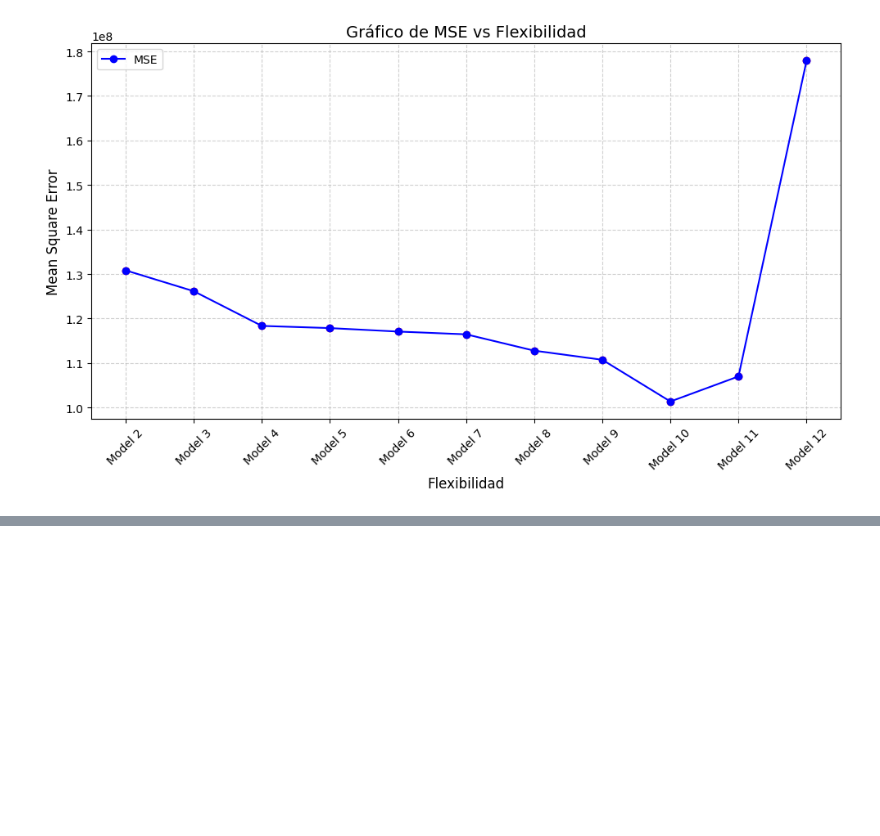
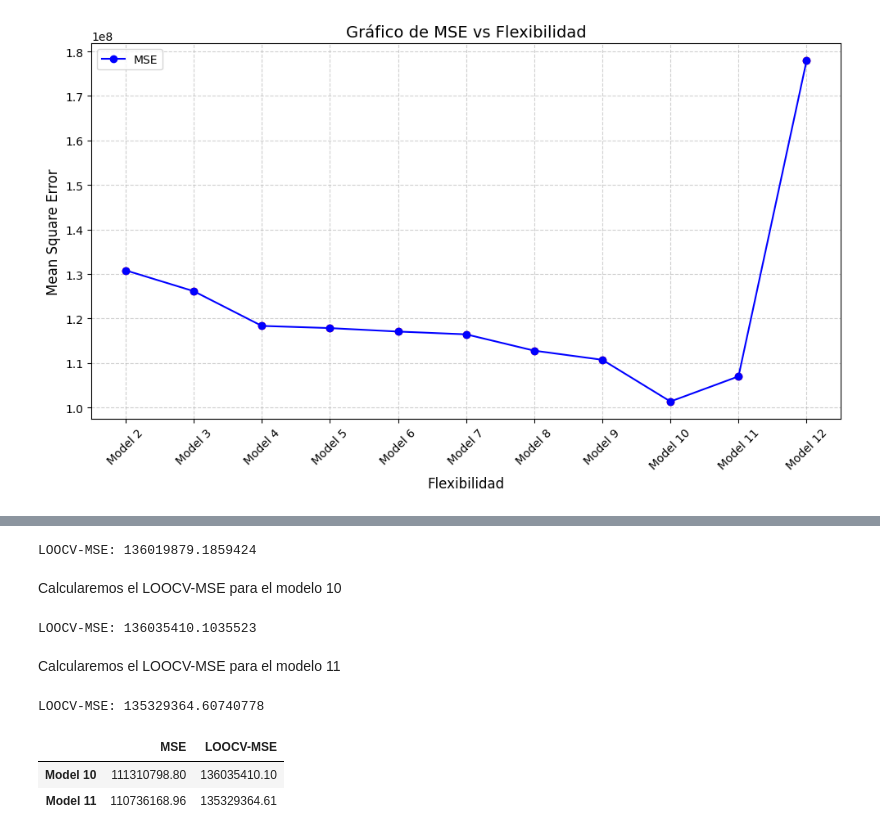
Before and after one commit to dipla70/ML-TP1, a Jupyter notebook: TP1.ipynb, the cells around one changed output, grey strips where cells are left out. Drawn from its saved outputs; the diff is of its cells as text; code cells hidden in the pictures; blank space fills up the shorter version.

```diff
--- a/TP1.ipynb
+++ b/TP1.ipynb
@@ -473,0 +585,78 @@ X1.shape #chequeo que esté todo bien
+# %%
+# Ajustar el modelo lineal a todos los datos
+
+model = LinearRegression().fit(X, y)
+y_pred = model.predict(X)
+residuos = y - y_pred
+
+# Calcular la matriz de proyección H
+X_with_intercept = np.hstack([np.ones((X.shape[0], 1)), X])  # Añadir una columna de unos para el intercepto
+H = X_with_intercept @ np.linalg.inv(X_with_intercept.T @ X_with_intercept) @ X_with_intercept.T
+h_ii = np.diag(H)
+
+# Calcular el LOOCV-MSE
+loocv_mse = np.mean((residuos / (1 - h_ii))**2)
+print(f'LOOCV-MSE: {loocv_mse}')
+# %% [output]
+LOOCV-MSE: 136019879.1859424
+# %% [markdown]
+Calcularemos el LOOCV-MSE para el modelo 10
+# %%
+X_10 = X.copy()
+X_10['sex_relab'] = X_10['sex']*X_10['relab']
+
+# Ajustar el modelo lineal a todos los datos
+
+model10_loocv = LinearRegression().fit(X_10, y)
+y_pred10 = model10_loocv.predict(X_10)
+residuos10 = y - y_pred10
+
+# Calcular la matriz de proyección H
+X_with_intercept10 = np.hstack([np.ones((X_10.shape[0], 1)), X_10])  # Añadir una columna de unos para el intercepto
+H10 = X_with_intercept10 @ np.linalg.inv(X_with_intercept10.T @ X_with_intercept10) @ X_with_intercept10.T
+h_ii10 = np.diag(H10)
+
+# Calcular el LOOCV-MSE
+loocv_mse10 = np.mean((residuos10 / (1 - h_ii10))**2)
+print(f'LOOCV-MSE: {loocv_mse10}')
+# %% [output]
+LOOCV-MSE: 136035410.1035523
+# %% [markdown]
+Calcularemos el LOOCV-MSE para el modelo 11
+# %%
+X_11 = X_10.copy()
+X_11['age2'] = X_11['age']**2
+X_11['maxEducLevel2'] = X_11['maxEducLevel']**2
+
+# Ajustar el modelo lineal a todos los datos
+model11_loocv = LinearRegression().fit(X_11, y)
+y_pred11 = model11_loocv.predict(X_11)
+residuos11 = y - y_pred11
+
+# Calcular la matriz de proyección H
+X_with_intercept11 = np.hstack([np.ones((X_11.shape[0], 1)), X_11])  # Añadir una columna de unos para el intercepto
+H11 = X_with_intercept11 @ np.linalg.inv(X_with_intercept11.T @ X_with_intercept11) @ X_with_intercept11.T
+h_ii11 = np.diag(H11)
+
+# Calcular el LOOCV-MSE
+loocv_mse11 = np.mean((residuos11 / (1 - h_ii11))**2)
+print(f'LOOCV-MSE: {loocv_mse11}')
+# %% [output]
+LOOCV-MSE: 135329364.60740778
+# %%
+# Crear un diccionario con los nombres de los modelos y sus MSE y LOOCV-MSE
+comparison_dict = {
+    'Model 10': {'MSE': mse10, 'LOOCV-MSE': loocv_mse10},
+    'Model 11': {'MSE': mse11, 'LOOCV-MSE': loocv_mse11}
+}
+
+# Convertir el diccionario en un DataFrame
+comparison_df = pd.DataFrame(comparison_dict).T
+
+# Mostrar la tabla sin notación científica
+pd.options.display.float_format = '{:.2f}'.format
+display(comparison_df)
+# %% [output]
+|  | MSE | LOOCV-MSE |
+| Model 10 | 111310798.80 | 136035410.10 |
+| Model 11 | 110736168.96 | 135329364.61 |
```
Also changed, not shown: parts of 71 cells of this notebook.
